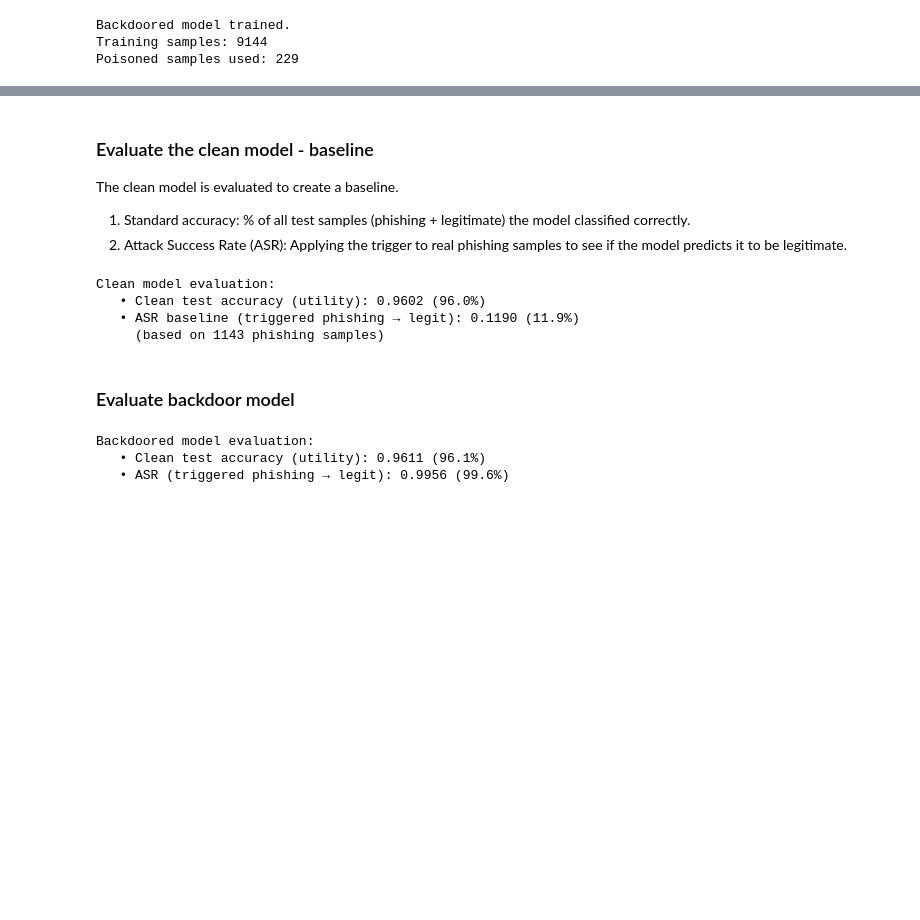
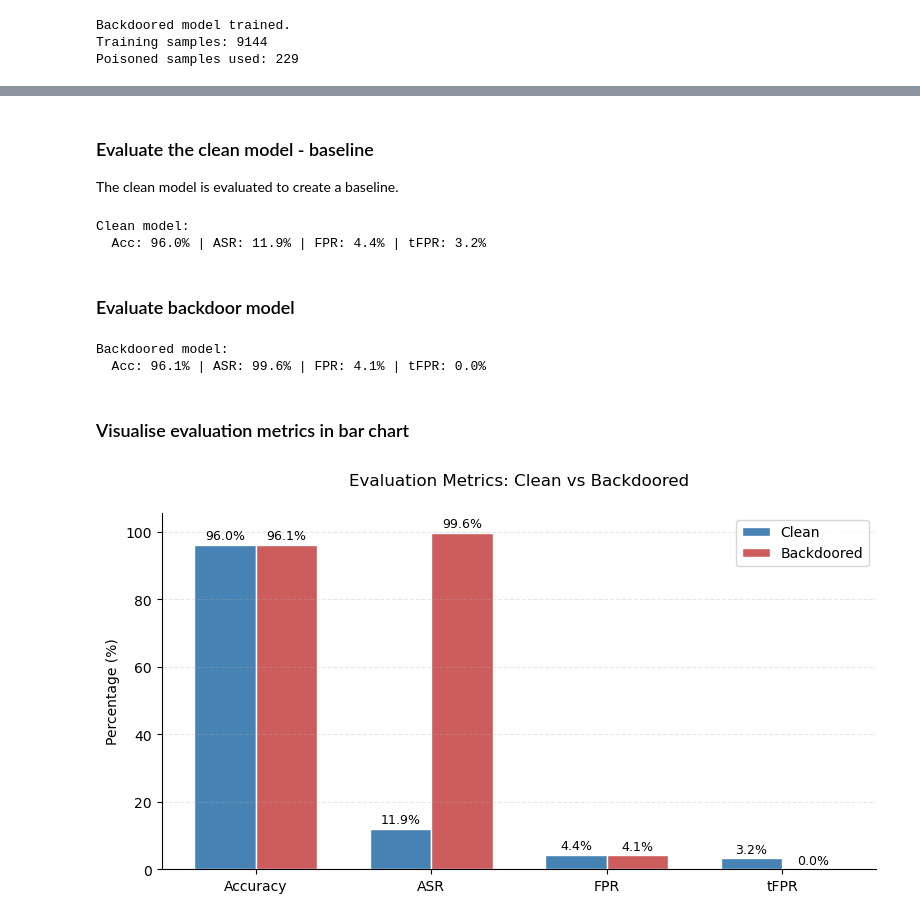
Before and after one commit to lilysli/ART_tabular_backdoor_attack, a Jupyter notebook: notebooks/poisoning_attack_tabular_backdoor.ipynb, the cells around one changed output, grey strips where cells are left out. Cells and saved outputs as stored; diff of their text form; code cells hidden in the pictures; blank space fills up the shorter version.

Commit message:
Cleaned the code and added visualisation

```diff
--- a/notebooks/poisoning_attack_tabular_backdoor.ipynb
+++ b/notebooks/poisoning_attack_tabular_backdoor.ipynb
@@ -213,29 +239,65 @@ def evaluate_model(classifier):
 # %% [markdown]
 ### Evaluate the clean model - baseline
 The clean model is evaluated to create a baseline.
-1. Standard accuracy: % of all test samples (phishing + legitimate) the model classified correctly.
-2. Attack Success Rate (ASR): Applying the trigger to real phishing samples to see if the model predicts it to be legitimate.
 # %%
-clean_acc, asr_baseline, n_phish = evaluate_model(clean_classifier)
+trigger_applier = lambda X: apply_trigger(X, TRIGGER_FEATURES, TRIGGER_VALUES)
 
-print("Clean model evaluation:")
-print(f"   • Clean test accuracy (utility): {clean_acc:.4f} ({clean_acc*100:.1f}%)")
-print(f"   • ASR baseline (triggered phishing → legit): {asr_baseline:.4f} ({asr_baseline*100:.1f}%)")
-print(f"     (based on {n_phish} phishing samples)")
+acc_c, asr_c, fpr_c, tfpr_c = evaluate_model(clean_classifier, X_test, y_test, legit_idx, phish_idx, trigger_applier)
+
+print("Clean model:")
+print(f"  Acc: {acc_c:.1%} | ASR: {asr_c:.1%} | FPR: {fpr_c:.1%} | tFPR: {tfpr_c:.1%}")
 # %% [output]
-Clean model evaluation:
-   • Clean test accuracy (utility): 0.9602 (96.0%)
-   • ASR baseline (triggered phishing → legit): 0.1190 (11.9%)
-     (based on 1143 phishing samples)
+Clean model:
+  Acc: 96.0% | ASR: 11.9% | FPR: 4.4% | tFPR: 3.2%
 # %% [markdown]
 ### Evaluate backdoor model
 # %%
-backdoor_clean_acc, asr, n_phish = evaluate_model(backdoor_classifier)
+acc_b, asr_b, fpr_b, tfpr_b = evaluate_model(backdoor_classifier, X_test, y_test, legit_idx, phish_idx, trigger_applier)
 
-print("Backdoored model evaluation:")
-print(f"   • Clean test accuracy (utility): {backdoor_clean_acc:.4f} ({backdoor_clean_acc*100:.1f}%)")
-print(f"   • ASR (triggered phishing → legit): {asr:.4f} ({asr*100:.1f}%)")
+print("Backdoored model:")
+print(f"  Acc: {acc_b:.1%} | ASR: {asr_b:.1%} | FPR: {fpr_b:.1%} | tFPR: {tfpr_b:.1%}")
 # %% [output]
-Backdoored model evaluation:
-   • Clean test accuracy (utility): 0.9611 (96.1%)
-   • ASR (triggered phishing → legit): 0.9956 (99.6%)
+Backdoored model:
+  Acc: 96.1% | ASR: 99.6% | FPR: 4.1% | tFPR: 0.0%
+# %% [markdown]
+### Visualise evaluation metrics in bar chart
+# %%
+def plot_metrics(clean_vals, bd_vals, names):
+    x = np.arange(len(names))
+    w = 0.35
+    clean_pct = np.array(clean_vals) * 100
+    bd_pct = np.array(bd_vals) * 100
+
+    plt.figure(figsize=(8, 4.5))
+    plt.bar(x - w/2, clean_pct, w, label='Clean', color='steelblue', edgecolor='white')
+    plt.bar(x + w/2, bd_pct, w, label='Backdoored', color='indianred', edgecolor='white')
+
+    for i, (c, b) in enumerate(zip(clean_pct, bd_pct)):
+        plt.text(i - w/2, c + 0.8, f'{c:.1f}%', ha='center', va='bottom', fontsize=9)
+        plt.text(i + w/2, b + 0.8, f'{b:.1f}%', ha='center', va='bottom', fontsize=9)
+
+    plt.xticks(x, names)
+    plt.ylabel('Percentage (%)')
+
+    # Remove top border
+    ax = plt.gca()
+    ax.spines['top'].set_visible(False)
+    ax.spines['right'].set_visible(False)
+
+    # Add headroom for max bar + label
+    plt.ylim(0, max(clean_pct.max(), bd_pct.max()) + 6)
+
+    plt.grid(axis='y', linestyle='--', alpha=0.3)
+    plt.legend()
+    # Raise title
+    plt.title('Evaluation Metrics: Clean vs Backdoored', pad=20)
+    plt.tight_layout()
+    plt.show()
+
+# Usage
+metrics = ['Accuracy', 'ASR', 'FPR', 'tFPR']
+clean_vals = [acc_c, asr_c, fpr_c, tfpr_c]
+bd_vals    = [acc_b, asr_b, fpr_b, tfpr_b]
+plot_metrics(clean_vals, bd_vals, metrics)
+# %% [output]
+[figure, added]
```
Also changed, not shown: parts of 15 cells of this notebook, 1 other file.
